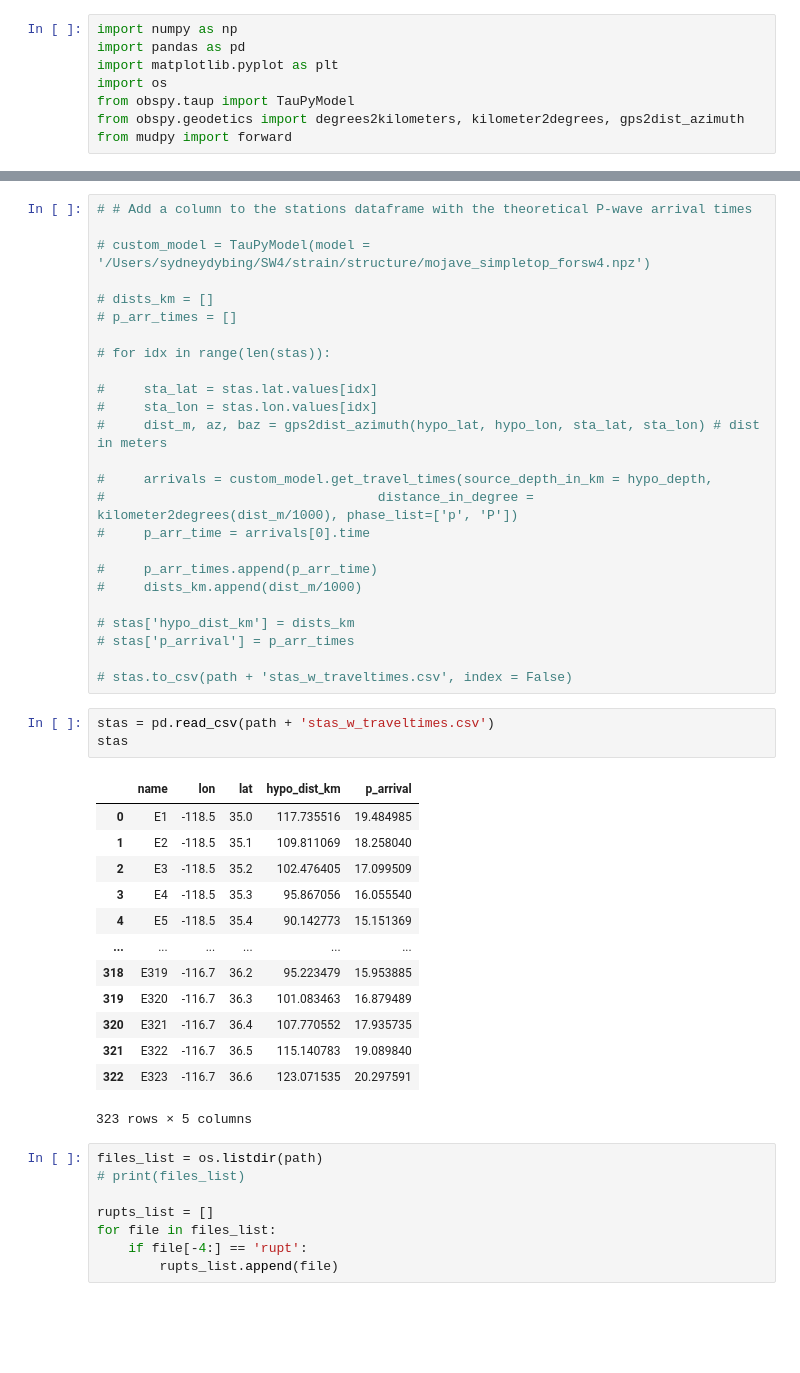
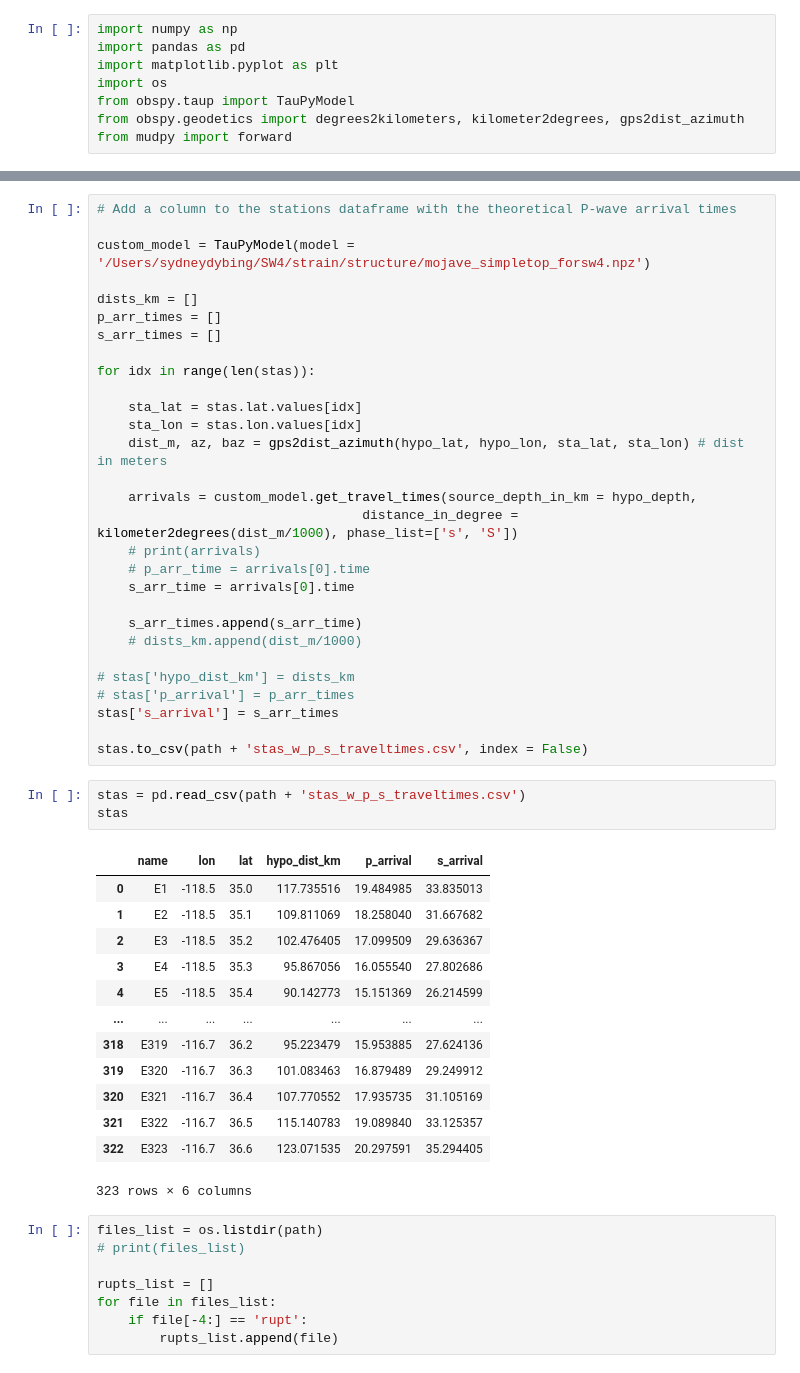
Before and after one commit to UO-Geophysics/sw4_strain, a Jupyter notebook: experiments/realistic_eq_sizes/7_plot_results.ipynb, the cells around one changed output, grey strips where cells are left out. Drawn from its saved outputs; the diff is of its cells as text; blank space fills up the shorter version.

```diff
--- a/experiments/realistic_eq_sizes/7_plot_results.ipynb
+++ b/experiments/realistic_eq_sizes/7_plot_results.ipynb
@@ -16,45 +30,49 @@ hypo_depth = 7.5
 # %%
-# # Add a column to the stations dataframe with the theoretical P-wave arrival times
+# Add a column to the stations dataframe with the theoretical P-wave arrival times
 
-# custom_model = TauPyModel(model = '/Users/sydneydybing/SW4/strain/structure/mojave_simpletop_forsw4.npz')
+custom_model = TauPyModel(model = '/Users/sydneydybing/SW4/strain/structure/mojave_simpletop_forsw4.npz')
 
-# dists_km = []
-# p_arr_times = []
+dists_km = []
+p_arr_times = []
+s_arr_times = []
 
-# for idx in range(len(stas)):
+for idx in range(len(stas)):
 
-#     sta_lat = stas.lat.values[idx]
-#     sta_lon = stas.lon.values[idx]
-#     dist_m, az, baz = gps2dist_azimuth(hypo_lat, hypo_lon, sta_lat, sta_lon) # dist in meters
+    sta_lat = stas.lat.values[idx]
+    sta_lon = stas.lon.values[idx]
+    dist_m, az, baz = gps2dist_azimuth(hypo_lat, hypo_lon, sta_lat, sta_lon) # dist in meters
 
-#     arrivals = custom_model.get_travel_times(source_depth_in_km = hypo_depth,
-#                                   distance_in_degree = kilometer2degrees(dist_m/1000), phase_list=['p', 'P'])
-#     p_arr_time = arrivals[0].time
+    arrivals = custom_model.get_travel_times(source_depth_in_km = hypo_depth,
+                                  distance_in_degree = kilometer2degrees(dist_m/1000), phase_list=['s', 'S'])
+    # print(arrivals)
+    # p_arr_time = arrivals[0].time
+    s_arr_time = arrivals[0].time
 
-#     p_arr_times.append(p_arr_time)
-#     dists_km.append(dist_m/1000)
+    s_arr_times.append(s_arr_time)
+    # dists_km.append(dist_m/1000)
 
 # stas['hypo_dist_km'] = dists_km
 # stas['p_arrival'] = p_arr_times
+stas['s_arrival'] = s_arr_times
 
-# stas.to_csv(path + 'stas_w_traveltimes.csv', index = False)
+stas.to_csv(path + 'stas_w_p_s_traveltimes.csv', index = False)
 # %%
-stas = pd.read_csv(path + 'stas_w_traveltimes.csv')
+stas = pd.read_csv(path + 'stas_w_p_s_traveltimes.csv')
 stas
 # %% [output]
-|  | name | lon | lat | hypo_dist_km | p_arrival |
-| 0 | E1 | -118.5 | 35.0 | 117.735516 | 19.484985 |
-| 1 | E2 | -118.5 | 35.1 | 109.811069 | 18.258040 |
-| 2 | E3 | -118.5 | 35.2 | 102.476405 | 17.099509 |
-| 3 | E4 | -118.5 | 35.3 | 95.867056 | 16.055540 |
-| 4 | E5 | -118.5 | 35.4 | 90.142773 | 15.151369 |
-| ... | ... | ... | ... | ... | ... |
-| 318 | E319 | -116.7 | 36.2 | 95.223479 | 15.953885 |
-| 319 | E320 | -116.7 | 36.3 | 101.083463 | 16.879489 |
-| 320 | E321 | -116.7 | 36.4 | 107.770552 | 17.935735 |
-| 321 | E322 | -116.7 | 36.5 | 115.140783 | 19.089840 |
-| 322 | E323 | -116.7 | 36.6 | 123.071535 | 20.297591 |
+|  | name | lon | lat | hypo_dist_km | p_arrival | s_arrival |
+| 0 | E1 | -118.5 | 35.0 | 117.735516 | 19.484985 | 33.835013 |
+| 1 | E2 | -118.5 | 35.1 | 109.811069 | 18.258040 | 31.667682 |
+| 2 | E3 | -118.5 | 35.2 | 102.476405 | 17.099509 | 29.636367 |
+| 3 | E4 | -118.5 | 35.3 | 95.867056 | 16.055540 | 27.802686 |
+| 4 | E5 | -118.5 | 35.4 | 90.142773 | 15.151369 | 26.214599 |
+| ... | ... | ... | ... | ... | ... | ... |
+| 318 | E319 | -116.7 | 36.2 | 95.223479 | 15.953885 | 27.624136 |
+| 319 | E320 | -116.7 | 36.3 | 101.083463 | 16.879489 | 29.249912 |
+| 320 | E321 | -116.7 | 36.4 | 107.770552 | 17.935735 | 31.105169 |
+| 321 | E322 | -116.7 | 36.5 | 115.140783 | 19.089840 | 33.125357 |
+| 322 | E323 | -116.7 | 36.6 | 123.071535 | 20.297591 | 35.294405 |
-323 rows × 5 columns
+323 rows × 6 columns
 # %%
 files_list = os.listdir(path)
 # print(files_list)
```
Also changed, not shown: parts of 2 cells of this notebook.
